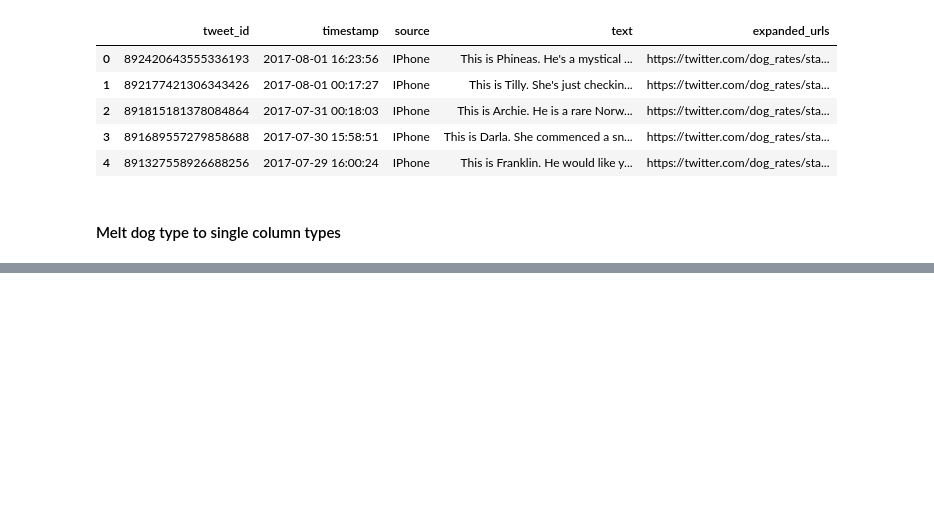
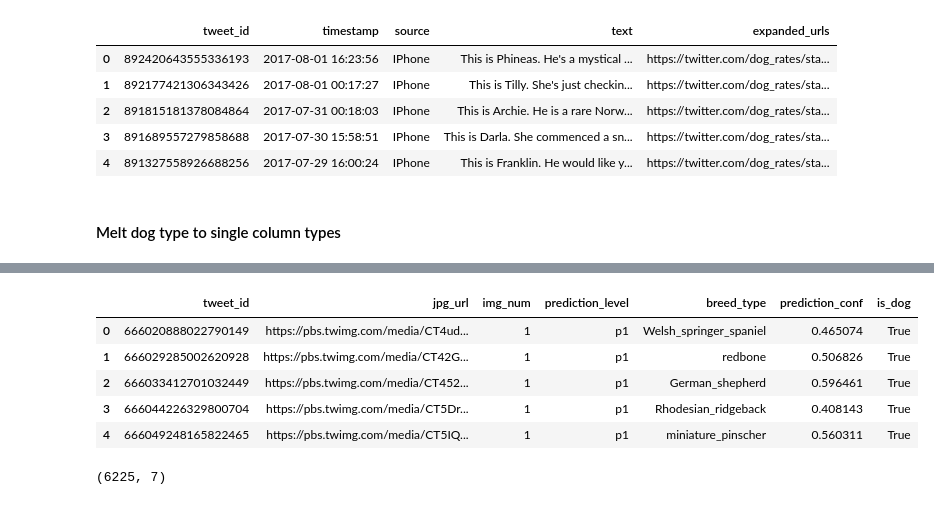
Before and after one commit to purvil/WeRateDogs, a Jupyter notebook: wrangle_act.ipynb, the cells around one changed output, grey strips where cells are left out. Saved outputs shown, nothing was run; the diff lists cells and outputs as text; code cells hidden in the pictures; blank space fills up the shorter version.

```diff
--- a/wrangle_act.ipynb
+++ b/wrangle_act.ipynb
@@ -695,0 +813,15 @@ dog_tweets_cleaned.head()
+# %%
+dog_prediction_cleaned = dog_prediction_cleaned.iloc[:, [0,1,2,3,4,8, 12]]
+# %%
+dog_prediction_cleaned.head()
+# %% [output]
+|  | tweet_id | jpg_url | img_num | prediction_level | breed_type | prediction_conf | is_dog |
+| 0 | 666020888022790149 | https://pbs.twimg.com/media/CT4ud... | 1 | p1 | Welsh_springer_spaniel | 0.465074 | True |
+| 1 | 666029285002620928 | https://pbs.twimg.com/media/CT42G... | 1 | p1 | redbone | 0.506826 | True |
+| 2 | 666033412701032449 | https://pbs.twimg.com/media/CT452... | 1 | p1 | German_shepherd | 0.596461 | True |
+| 3 | 666044226329800704 | https://pbs.twimg.com/media/CT5Dr... | 1 | p1 | Rhodesian_ridgeback | 0.408143 | True |
+| 4 | 666049248165822465 | https://pbs.twimg.com/media/CT5IQ... | 1 | p1 | miniature_pinscher | 0.560311 | True |
+# %%
+dog_prediction_cleaned.shape
+# %% [output]
+(6225, 7)
```
Also changed, not shown: parts of 21 cells of this notebook.
